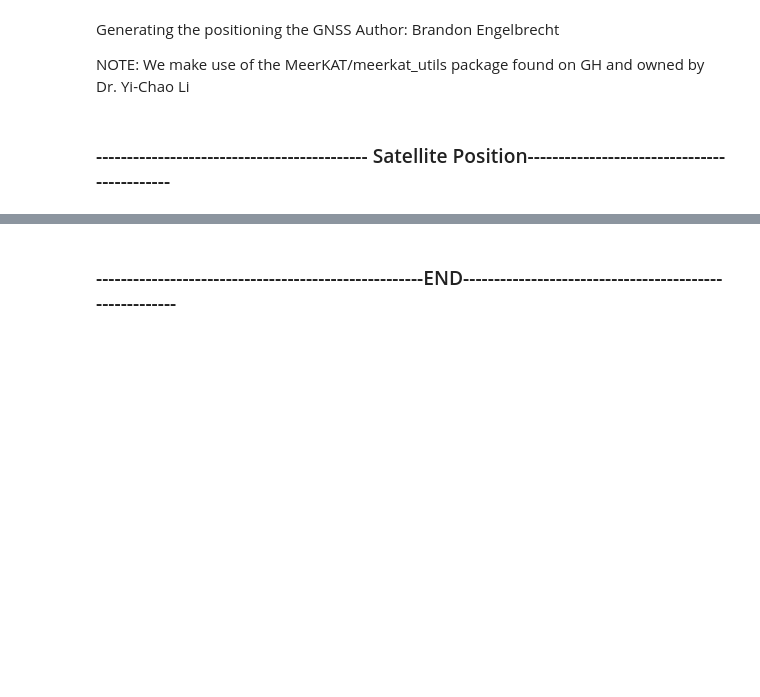
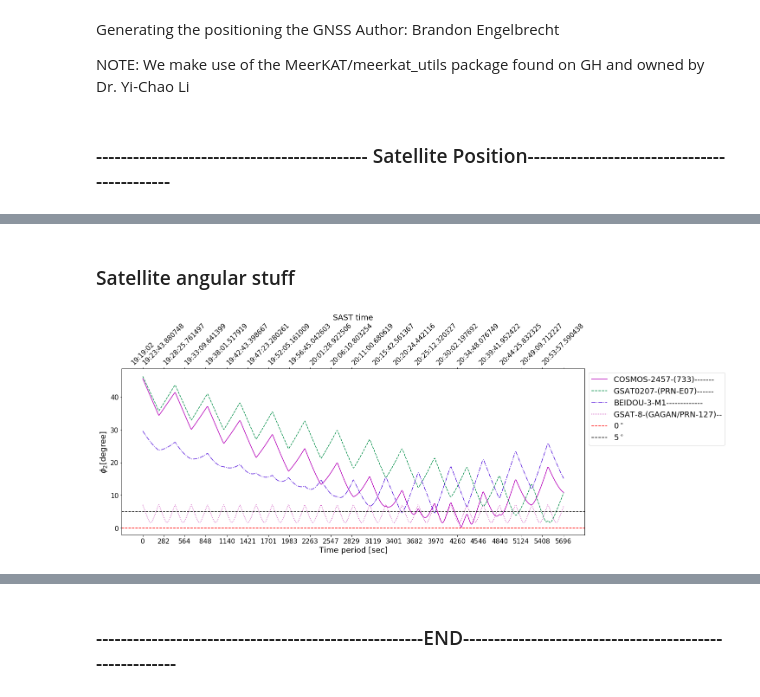
Before and after one commit to vitoria-ab/satellite_RFI-mine, a Jupyter notebook: Notebooks/Satellite_position/Satellite_position.ipynb, the cells around one changed output, grey strips where cells are left out. Cells and saved outputs as stored; diff of their text form; code cells hidden in the pictures; blank space fills up the shorter version.

```diff
--- a/Notebooks/Satellite_position/Satellite_position.ipynb
+++ b/Notebooks/Satellite_position/Satellite_position.ipynb
@@ -229,17 +50,0 @@ for fv in fill_val:
-# %%
-for i in range(len(tsc.sats_type_remain)):
-    plt.figure(figsize=(10, 4))
-
-    for j in satellite_angle[i]:
-        plt.plot(nd_s0, j)
-    plt.axhline(0, color='red', linestyle='--', label= '0 degree')
-    plt.axhline(5, color='black', linestyle='--', label= '5 degree')
-
-
-    plt.title(dt+'-[GMT] '+tsc.sats_type_remain[i]+' constellation with respect to MKAT pointing')
-    plt.xlabel('Scan Time [sec]')
-    plt.ylabel('Angular distance [degrees]')  # Make a some symbol name
-    plt.legend(bbox_to_anchor=(1.02, 1), loc='upper left')
-    plt.tight_layout()
-    plt.savefig('../Testing/data_test_plots/'+str(fname)+'/'+str(fname)+'_'+tsc.sats_type_remain[i]+'_satellite_distance.pdf')
-    plt.show()
@@ -477,0 +169,60 @@ end @ Tue Mar  1 15:29:14 2022#
+# %% [markdown]
+### Satellite angular stuff
+# %%
+## For navigational satellites
+
+if len(pm.satellite_type)>1:
+
+    angle_dis=5
+    sat_below_coords = []
+    sat_below_cons = []
+    sat_below_name = []
+    for ci in range(len(tsc.sats_type_remain)):
+        sat_below_idx = np.unique(np.ma.where(satellite_angle_t[ci]<angle_dis)[0])
+        if len(sat_below_idx)>0:
+            for si in sat_below_idx:
+                sat_below_cons.append(tsc.sats_type_remain[ci])
+                sat_below_coords.append(satellite_angle_t[ci][si])
+                sat_below_name.append(tsc.name_list[0][ci][si])
+
+    dtimes = [datetime.strptime(dtime, '%Y-%m-%d %H:%M:%S') + timedelta(seconds=tsc.obs_time_list[0].value[i]) for i in range(len(tsc.obs_time_list[0].value))]
+    dtimes_idx = np.arange(0, len(dtimes), np.round(len(dtimes)/20))
+
+    fig, axs = plt.subplots(figsize=(16, 8) , nrows=1, ncols=1)
+    ax = axs
+
+    lines = ["-","--","-.",":"]
+    linecycler = cycle(lines)
+
+    no_of_colors=len(sat_below_name)
+    color_choice=["#"+''.join([random.choice('0123456789ABCDEF') for i in range(6)]) for j in range(no_of_colors)]
+
+    for si,sat_list in enumerate(sat_below_coords):
+        ax.plot(observation_time_list, sat_list, color=color_choice[si], linestyle=next(linecycler), label=sat_below_name[si])
+
+
+    ax.axhline(0, color='red', linestyle='--', label= r'$0^\circ$')
+    ax.axhline(5, color='black', linestyle='--', label= r'$5^\circ$')
+
+    ax.set_xticks([observation_time_list.value[i] for i in dtimes_idx])
+    ax.set_xlabel('Time period [sec]')
+    ax.set_ylabel(r'$\phi_2$[degree]')
+    ax.legend(frameon=True, loc='best', ncol=1,  bbox_to_anchor=(1, 1.))
+
+    # ax.set_xlim(57600, 69120)
+
+    local_ticks = ax.get_xticks().tolist()
+    labels = [str(dtimes[i])[11:] for i in dtimes_idx]
+
+    ax2 = ax.twiny()
+    # plt.sca(ax2)
+    ax2.set_xlabel('SAST time')
+    ax2.set_xlim(ax.get_xlim())
+    ax2.set_xticks(local_ticks)
+    ax2.set_xticklabels(labels, rotation=45)
+
+
+    fig.tight_layout()
+    plt.show()
+# %% [output]
+[figure, added]
```
Also changed, not shown: parts of 59 cells of this notebook, 1 other file.
